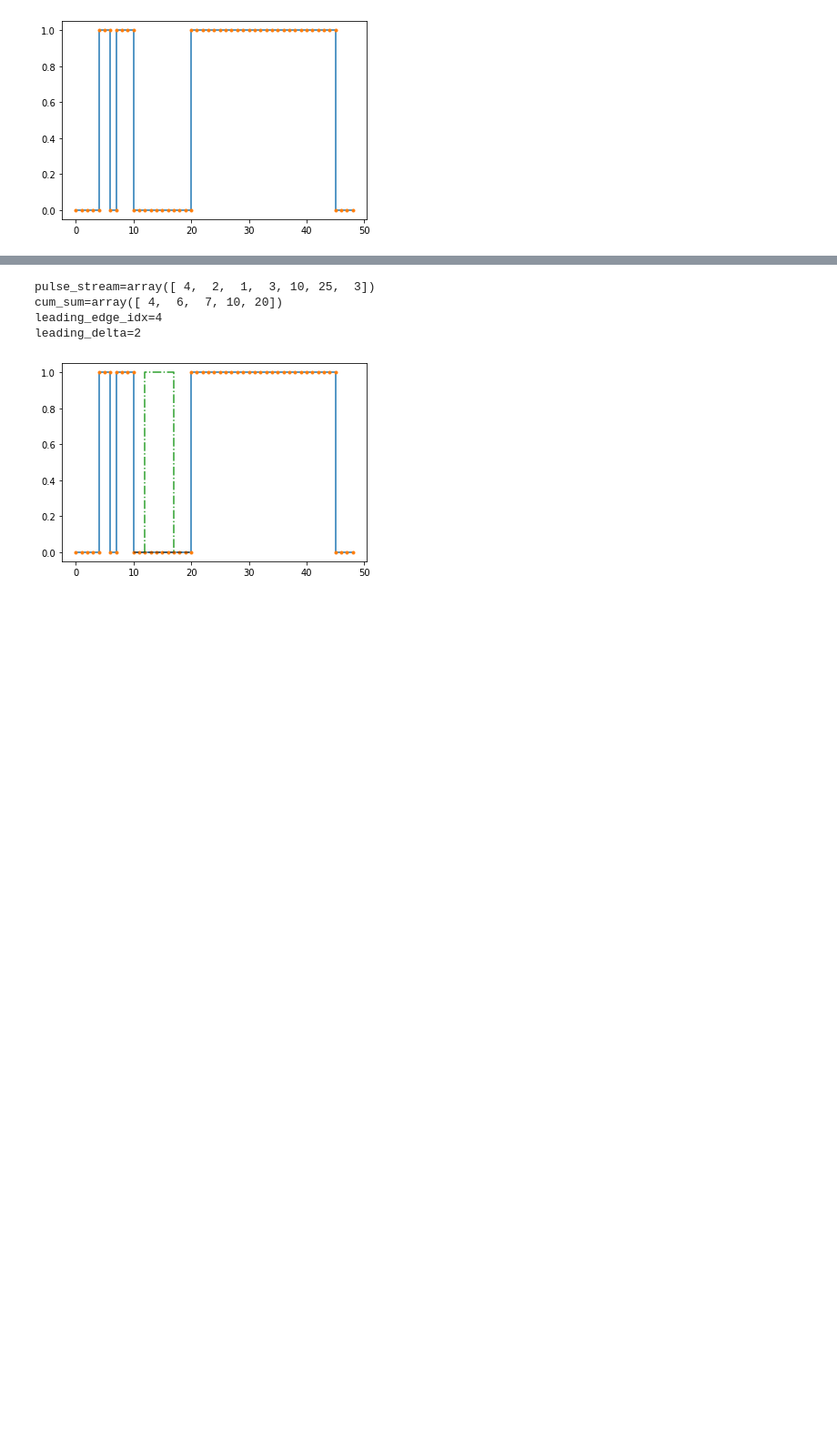
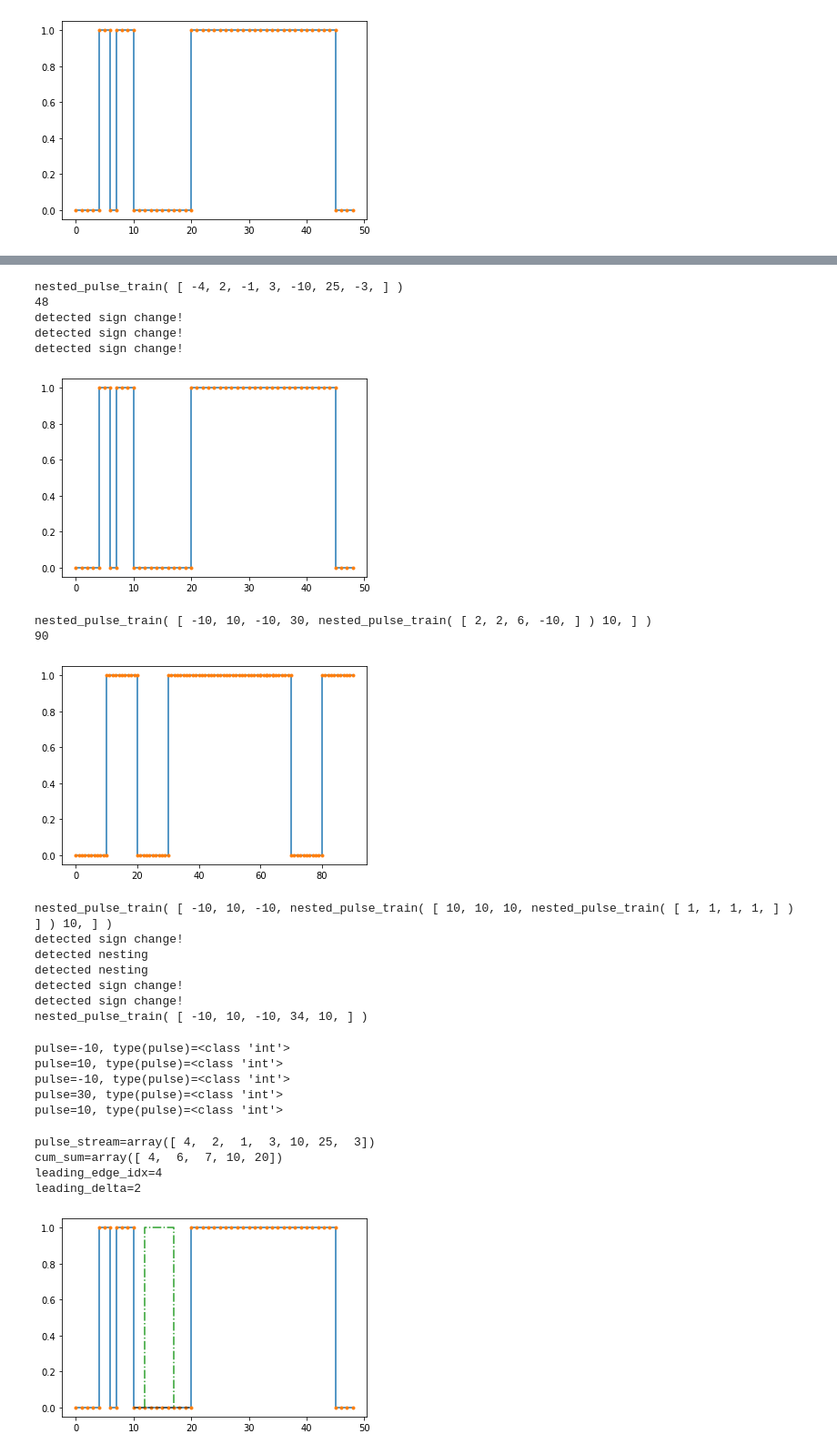
Before and after one commit to stormyweathers/strobe-controller, a Jupyter notebook: advanced-timing-control.ipynb, the cells around one changed output, grey strips where cells are left out. Shown: that part at 91% size. Cells and saved outputs as stored; diff of their text form; code cells hidden in the pictures; blank space fills up the shorter version.

Commit message:
started using nested, signed pulse train formalism.  just some boilerplate for now, no pulse addition yet

```diff
--- a/advanced-timing-control.ipynb
+++ b/advanced-timing-control.ipynb
@@ -37,9 +39,8 @@ def expand_new_pulse(t_start,t_width):
 
     return ts, expanded
 # %%
-pulse_stream = np.array([4,2,1,3,10,25,3])
-start = 0
-ts,expanded = expand(pulse_stream,start)
+pulse_stream = [-4,2,-1,3,-10,25,-3]
+ts,expanded = expand(pulse_stream)
 plt.plot(ts,expanded)
 plt.plot(ts,expanded,".")
 plt.show()
@@ -48,3 +135,55 @@ plt.show()
+# %%
+pulse_stream = [-4,2,-1,3,-10,25,-3]
+example = nested_pulse_train(pulse_stream)
+example.compute_duration()
+print(example)
+print(example.duration)
+ts,expanded = example.expand()
+example.consolidate()
+plt.plot(ts,expanded)
+plt.plot(ts,expanded,".")
+plt.show()
+
+example2 = nested_pulse_train( [-10,10,-10,30, nested_pulse_train([2,2,6,-10]),10 ]  )
+print(example2)
+example2.compute_duration()
+print(example2.duration)
+ts,expanded = example2.expand()
+plt.plot(ts,expanded)
+plt.plot(ts,expanded,".")
+plt.show()
+
+
+consolidation_test = nested_pulse_train([-10,10,-10,nested_pulse_train([10,10,10,nested_pulse_train([1,1,1,1])]),10])
+print(consolidation_test)
+consolidation_test.consolidate()
+print(consolidation_test)
+# %% [output]
+nested_pulse_train( [ -4, 2, -1, 3, -10, 25, -3, ] )
+48
+detected sign change!
+detected sign change!
+detected sign change!
+[figure, added]
+nested_pulse_train( [ -10, 10, -10, 30, nested_pulse_train( [ 2, 2, 6, -10, ] ) 10, ] )
+90
+[figure, added]
+nested_pulse_train( [ -10, 10, -10, nested_pulse_train( [ 10, 10, 10, nested_pulse_train( [ 1, 1, 1, 1, ] ) ] ) 10, ] )
+detected sign change!
+detected nesting
+detected nesting
+detected sign change!
+detected sign change!
+nested_pulse_train( [ -10, 10, -10, 34, 10, ] )
+# %%
+for pulse in consolidation_test.pulses:
+    print(f"{pulse=}, {type(pulse)=}")
+# %% [output]
+pulse=-10, type(pulse)=<class 'int'>
+pulse=10, type(pulse)=<class 'int'>
+pulse=-10, type(pulse)=<class 'int'>
+pulse=30, type(pulse)=<class 'int'>
+pulse=10, type(pulse)=<class 'int'>
 # %%
 def partial_cum_sum(pulse_stream,t_start,t_width):
     ## Find where the new pulse lies in the existing stream
```
Also changed, not shown: parts of 4 cells of this notebook.
